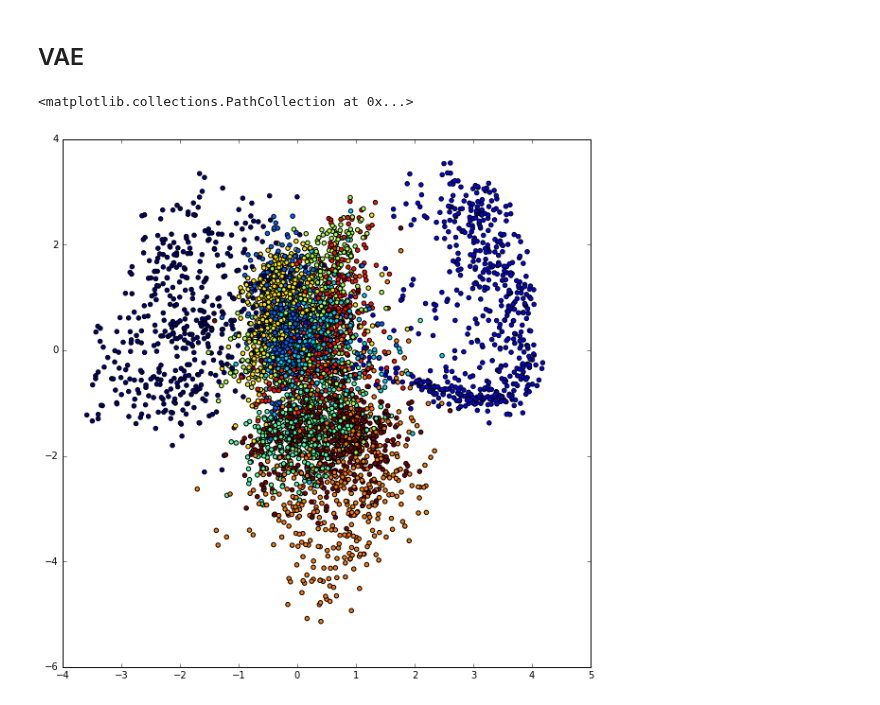
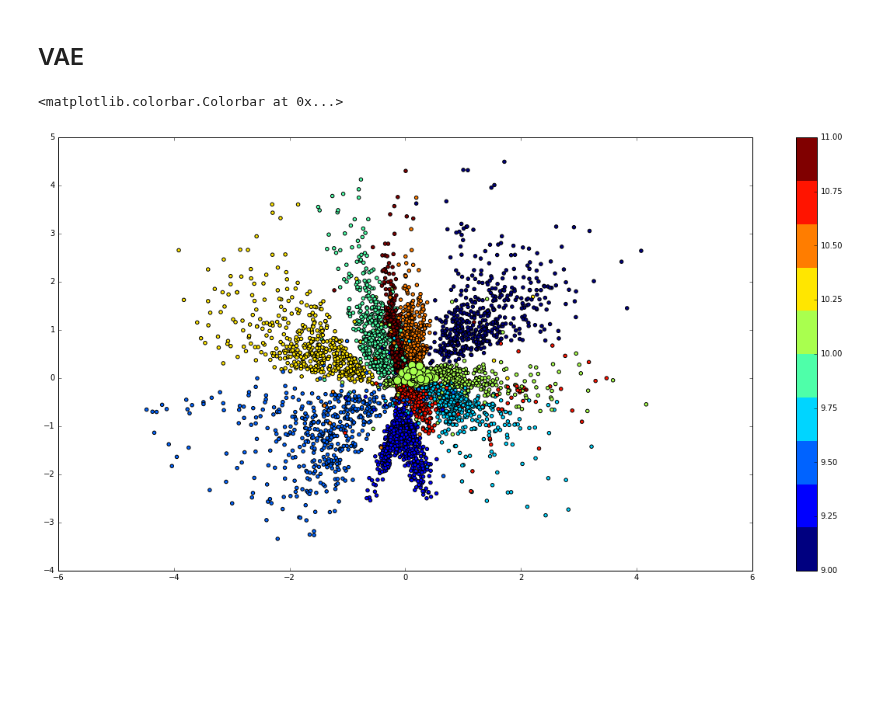
Before and after one commit to mehdidc/feature_generation, a Jupyter notebook: ipynb/generatesimple.ipynb, the cells around one changed output. Cells and saved outputs as stored; diff of their text form; code cells hidden in the pictures; blank space fills up the shorter version.

```diff
--- a/ipynb/generatesimple.ipynb
+++ b/ipynb/generatesimple.ipynb
@@ -61,7 +61,7 @@ Couldn't import dot_parser, loading of dot files will not be possible.
 #5a59f5a7094a3b585818e8e2117585c7
 v = check(
     what="notebook",
-    filename="../training/vae/model.pkl",
+    filename="../training/brush24/model.pkl",
     #filename="../jobs/results/68fa4141b9f970f6bde95da53b8e54fe/model.pkl",
     #filename="../training/brush15/model.pkl",
     dataset="digits",
@@ -694,10 +710,18 @@ z_size = layers['z_sample'].output_shape[1]
 # %%
 x = data.train.X[0:5000]
 y= data.train.y[0:5000]
 z = pred_z(capsule.preprocess(x))
-fig = plt.figure(figsize=(10, 10))
-plt.scatter(z[:, 0], z[:, 1], c=y)
+fig = plt.figure(figsize=(20, 10))
+
+cmap = plt.get_cmap('jet', 10)
+cmap.set_under('gray')
+
+r_inp = np.random.uniform(size=(100, 784)).astype(np.float32)
+r = pred_z(capsule.preprocess(r_inp))
+plt.scatter(z[:, 0], z[:, 1], c=y, cmap=cmap)
+plt.scatter(r[:, 0], r[:, 1], c=[10]*len(r), cmap=cmap, s=100)
+plt.colorbar()
 # %% [output]
-<matplotlib.collections.PathCollection at 0x...>
+<matplotlib.colorbar.Colorbar at 0x...>
-[figure, old version]
+[figure, new version]
 # %%
```
Also changed, not shown: parts of 3 cells of this notebook, 6 other files.
